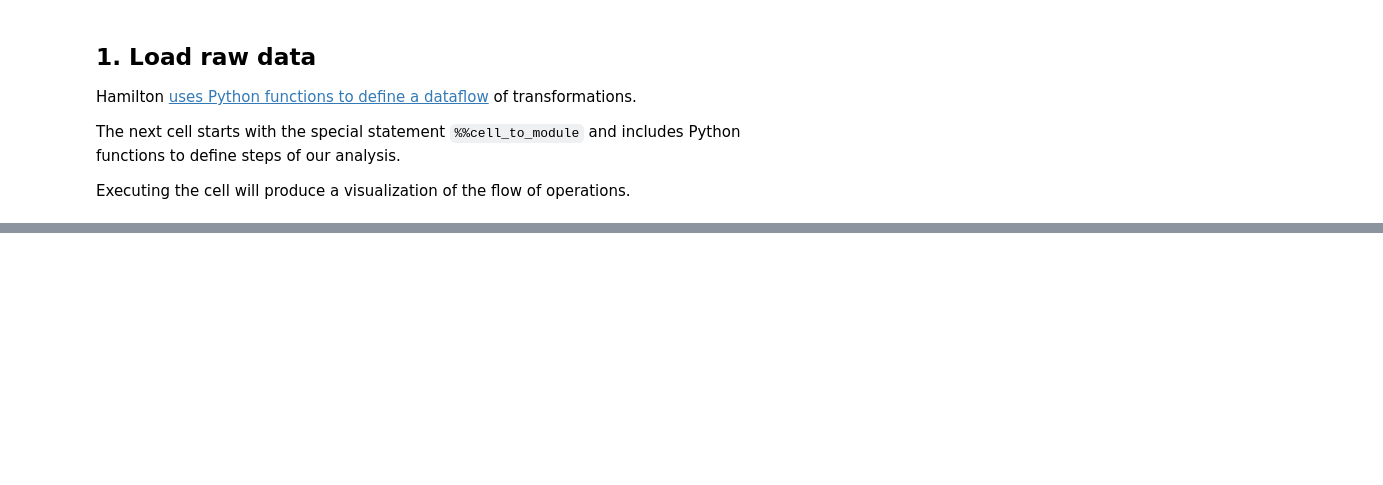
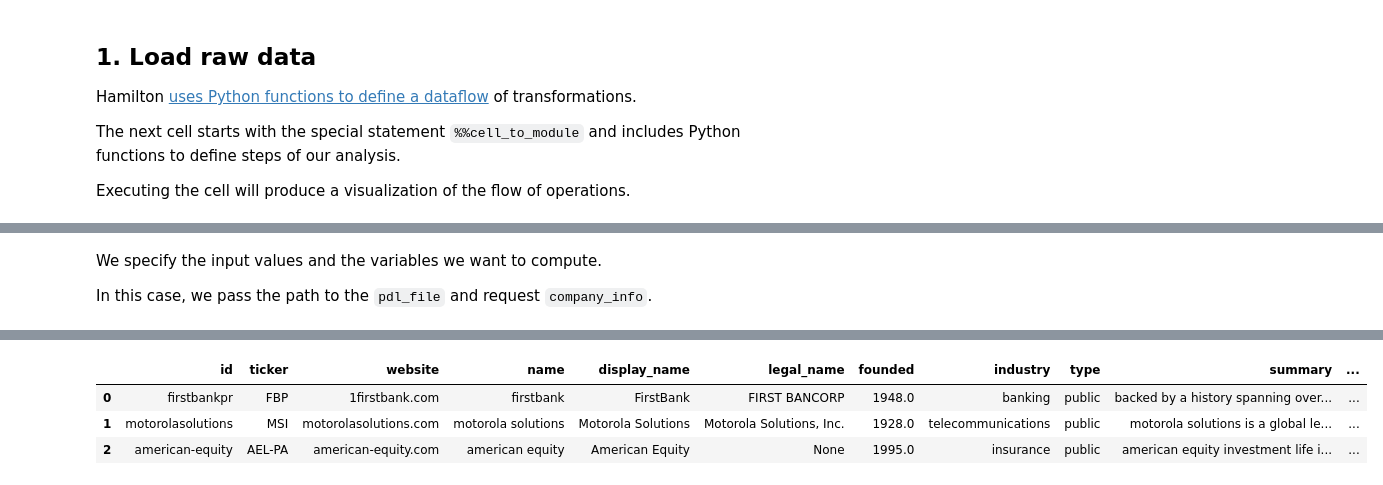
Before and after one commit to DAGWorks-Inc/hamilton, a Jupyter notebook: examples/people_data_labs/notebook.ipynb, the cells around one changed output, grey strips where cells are left out. Saved outputs shown, nothing was run; the diff lists cells and outputs as text; code cells hidden in the pictures; blank space fills up the shorter version.

```diff
--- a/examples/people_data_labs/notebook.ipynb
+++ b/examples/people_data_labs/notebook.ipynb
@@ -36,0 +70,22 @@ def stock_data(stock_file: str, data_dir: str = "data/") -> pd.DataFrame:
+# %%
+hamilton_driver = (
+    driver.Builder()
+    .with_modules(data_preparation)
+    .build()
+)
+# %% [markdown]
+We specify the input values and the variables we want to compute.
+
+In this case, we pass the path to the `pdl_file` and request `company_info`.
+# %%
+inputs = dict(pdl_file="pdl_data.json")
+
+results = hamilton_driver.execute(["company_info"], inputs=inputs)
+
+# `display()` can "print" multiple values for a single cell
+# display the execution path and the result for `company_info`
+display(
+    hamilton_driver.visualize_execution(["company_info"], inputs=inputs),
+    results["company_info"].head(3)
+)
+# %% [output]
@@ -37 +93,5 @@ def stock_data(stock_file: str, data_dir: str = "data/") -> pd.DataFrame:
+|  | id | ticker | website | name | display_name | legal_name | founded | industry | type | summary | ... |
+| 0 | firstbankpr | FBP | 1firstbank.com | firstbank | FirstBank | FIRST BANCORP | 1948.0 | banking | public | backed by a history spanning over... | ... |
+| 1 | motorolasolutions | MSI | motorolasolutions.com | motorola solutions | Motorola Solutions | Motorola Solutions, Inc. | 1928.0 | telecommunications | public | motorola solutions is a global le... | ... |
+| 2 | american-equity | AEL-PA | american-equity.com | american equity | American Equity | None | 1995.0 | insurance | public | american equity investment life i... | ... |
 # %% [markdown]
```
Also changed, not shown: parts of 17 cells of this notebook.
